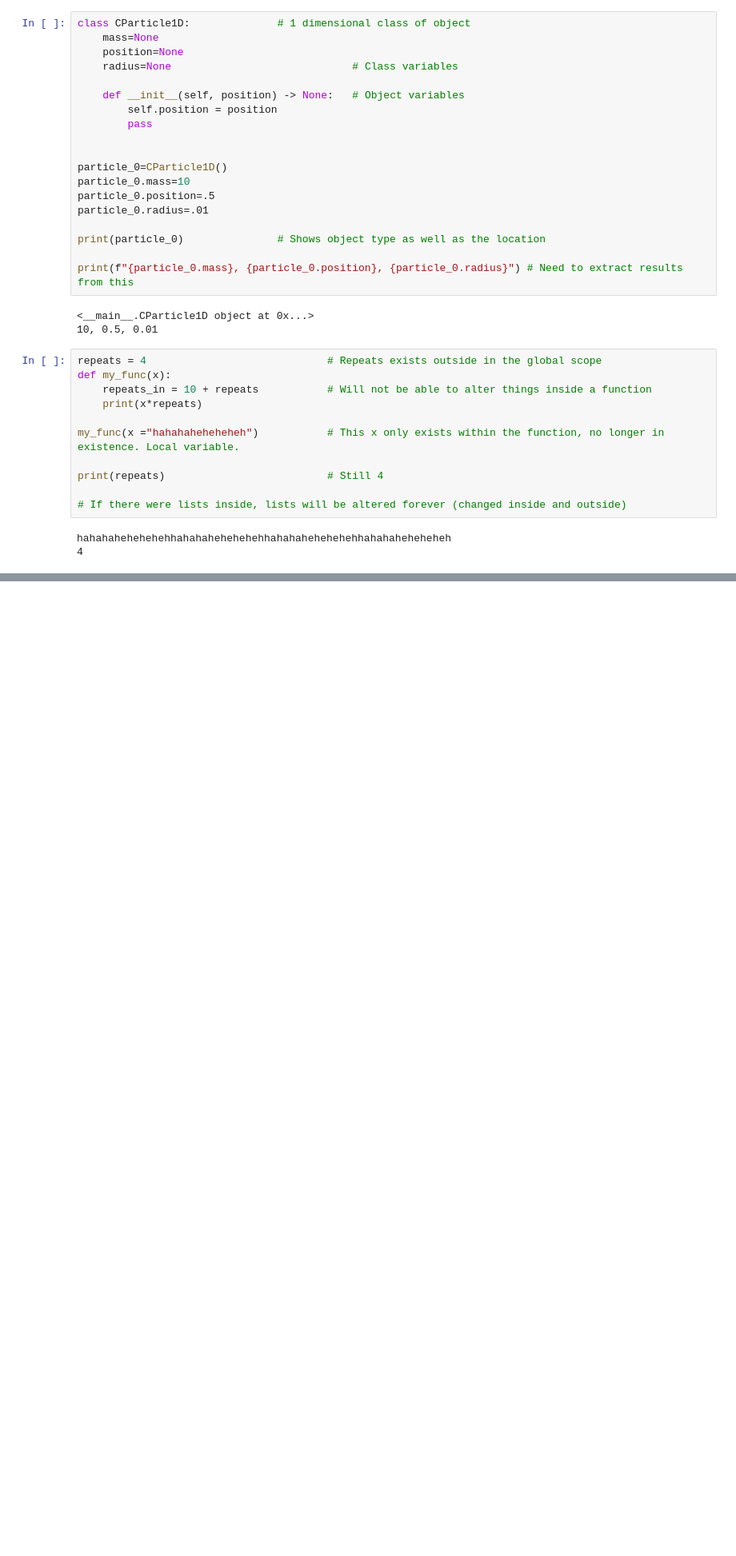
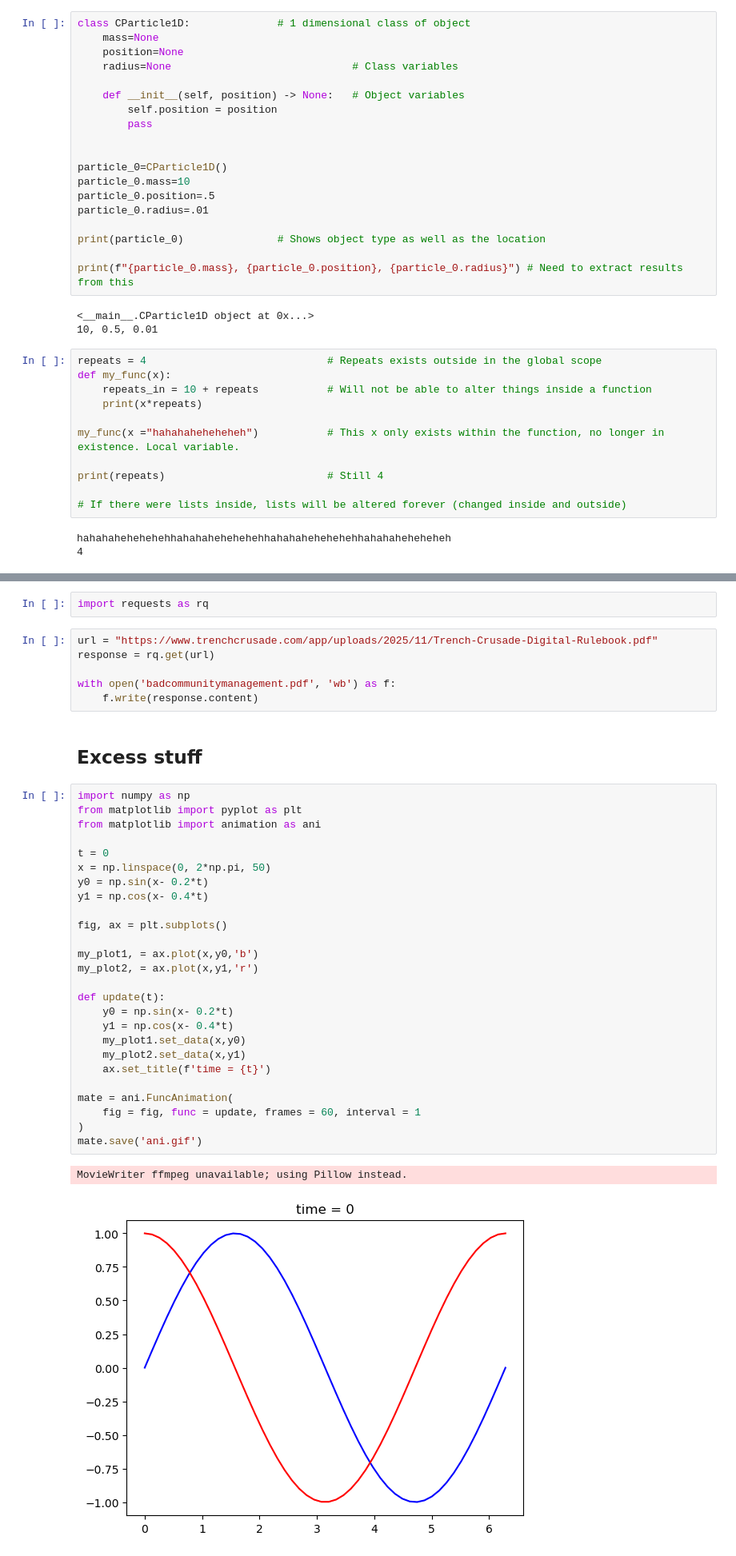
Before and after one commit to SPS-SP2273/learning-portfolio-Venetaris, a Jupyter notebook: Testing/Musing dump.ipynb, the cells around one changed output, grey strips where cells are left out. Shown at 80% size. Saved outputs shown, nothing was run; the diff lists cells and outputs as text; blank space fills up the shorter version.

Commit message:
Post lecture fun stuff

```diff
--- a/Testing/Musing dump.ipynb
+++ b/Testing/Musing dump.ipynb
@@ -59,0 +62,39 @@ hahahahehehehehhahahahehehehehhahahahehehehehhahahaheheheheh
+# %%
+import requests as rq
+# %%
+url = "https://www.trenchcrusade.com/app/uploads/2025/11/Trench-Crusade-Digital-Rulebook.pdf"
+response = rq.get(url)
+
+with open('badcommunitymanagement.pdf', 'wb') as f:
+    f.write(response.content)
+# %% [markdown]
+## Excess stuff
+# %%
+import numpy as np
+from matplotlib import pyplot as plt
+from matplotlib import animation as ani
+
+t = 0
+x = np.linspace(0, 2*np.pi, 50)
+y0 = np.sin(x- 0.2*t)
+y1 = np.cos(x- 0.4*t)
+
+fig, ax = plt.subplots()
+
+my_plot1, = ax.plot(x,y0,'b')
+my_plot2, = ax.plot(x,y1,'r')
+
+def update(t):
+    y0 = np.sin(x- 0.2*t)
+    y1 = np.cos(x- 0.4*t)
+    my_plot1.set_data(x,y0)
+    my_plot2.set_data(x,y1)
+    ax.set_title(f'time = {t}')
+
+mate = ani.FuncAnimation(
+    fig = fig, func = update, frames = 60, interval = 1
+)
+mate.save('ani.gif')
+# %% [output]
+MovieWriter ffmpeg unavailable; using Pillow instead.
+[figure, added]
```
Also changed, not shown: parts of 2 cells of this notebook, 5 other files.
